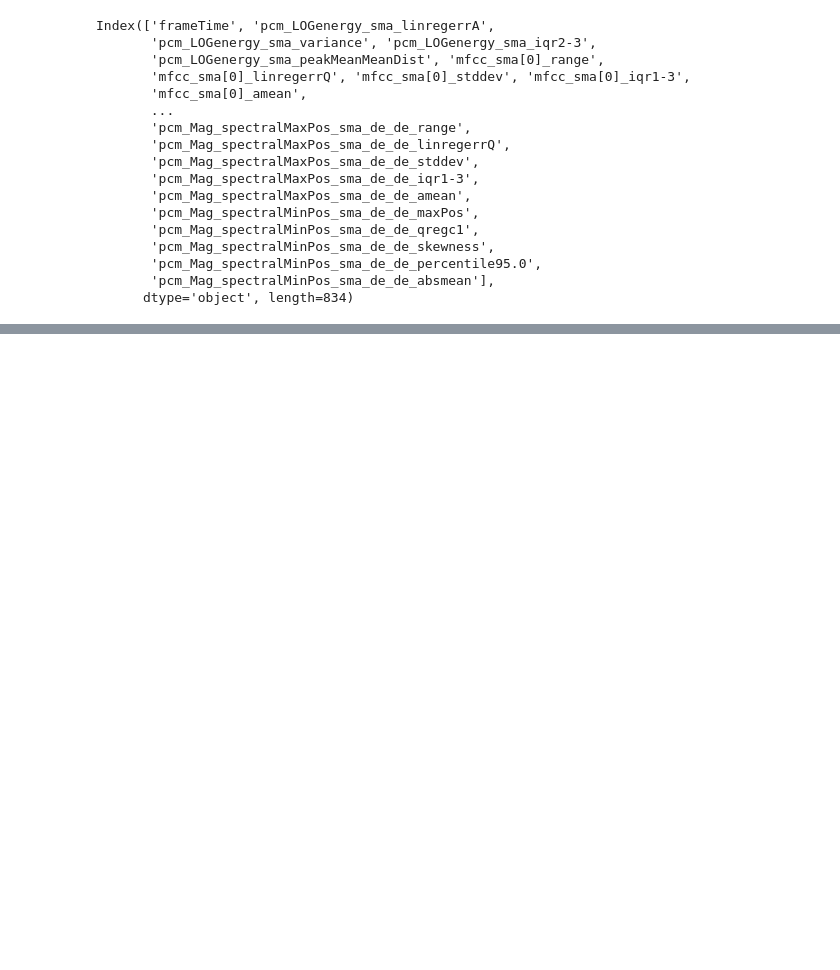
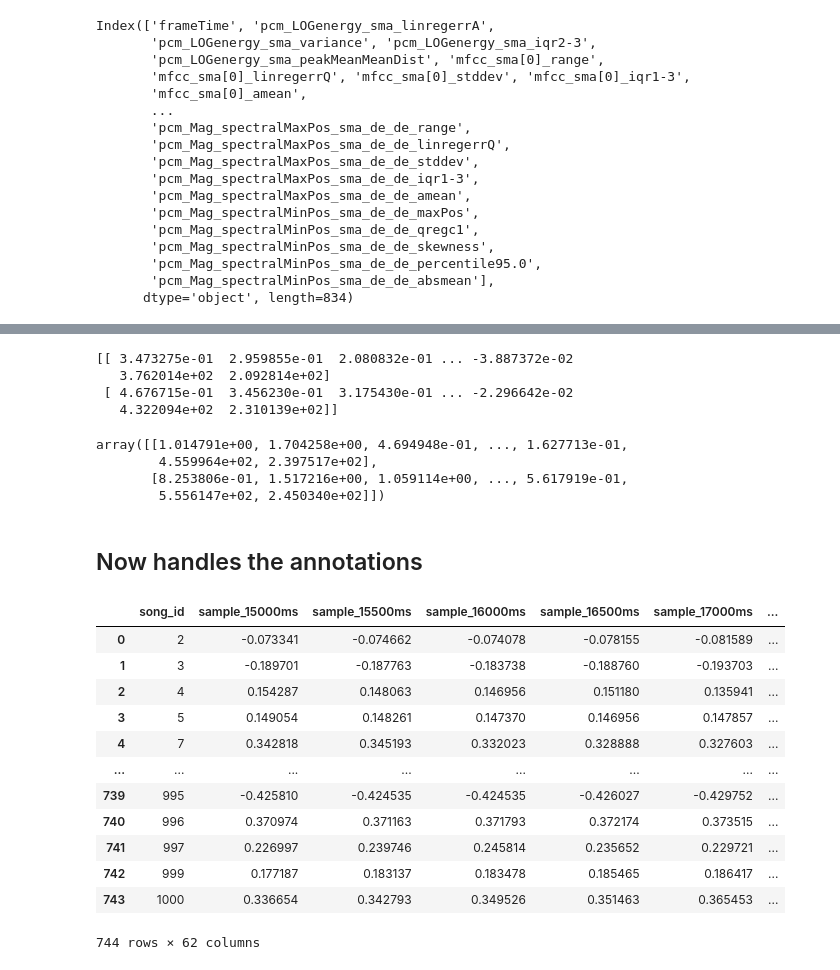
Before and after one commit to yubinhu/ResonantFrequency, a Jupyter notebook: Processing.ipynb, the cells around one changed output, grey strips where cells are left out. Drawn from its saved outputs; the diff is of its cells as text; code cells hidden in the pictures; blank space fills up the shorter version.

Commit message:
start reading annotations

```diff
--- a/Processing.ipynb
+++ b/Processing.ipynb
@@ -134,0 +103,57 @@ read
+# %%
+def getVectors(feature):
+    X1 = np.array([])
+    for i in range(30):
+        temp = np.array(feature.values.tolist()[i][1:])
+        X1 = np.concatenate((X1, temp), axis=0)
+
+
+    X2 = np.array([])
+    for i in range(30,60):
+        temp = np.array(feature.values.tolist()[i][1:])
+        X2 = np.concatenate((X2, temp), axis=0)
+
+    Xf = np.vstack((X1,X2))
+    return Xf
+print(getVectors(feature))
+# %% [output]
+[[ 3.473275e-01  2.959855e-01  2.080832e-01 ... -3.887372e-02
+   3.762014e+02  2.092814e+02]
+ [ 4.676715e-01  3.456230e-01  3.175430e-01 ... -2.296642e-02
+   4.322094e+02  2.310139e+02]]
+# %%
+# Now functionalize this whole process
+
+def read(si):
+    filename = str(si)+".csv"
+    feature = pandas.read_csv(features_path+filename, header=0, sep=';')
+    sample(feature)
+    feature.drop(index=feature.index[:30], axis=0, inplace=True)
+    return getVectors(feature)
+
+read(3)
+# %% [output]
+array([[1.014791e+00, 1.704258e+00, 4.694948e-01, ..., 1.627713e-01,
+        4.559964e+02, 2.397517e+02],
+       [8.253806e-01, 1.517216e+00, 1.059114e+00, ..., 5.617919e-01,
+        5.556147e+02, 2.450340e+02]])
+# %% [markdown]
+## Now handles the annotations
+# %%
+valence = pandas.read_csv(annotation_path+"valence_cont_average.csv", header=0, sep=',')
+# %%
+valence
+# %% [output]
+|  | song_id | sample_15000ms | sample_15500ms | sample_16000ms | sample_16500ms | sample_17000ms | ... |
+| 0 | 2 | -0.073341 | -0.074662 | -0.074078 | -0.078155 | -0.081589 | ... |
+| 1 | 3 | -0.189701 | -0.187763 | -0.183738 | -0.188760 | -0.193703 | ... |
+| 2 | 4 | 0.154287 | 0.148063 | 0.146956 | 0.151180 | 0.135941 | ... |
+| 3 | 5 | 0.149054 | 0.148261 | 0.147370 | 0.146956 | 0.147857 | ... |
+| 4 | 7 | 0.342818 | 0.345193 | 0.332023 | 0.328888 | 0.327603 | ... |
+| ... | ... | ... | ... | ... | ... | ... | ... |
+| 739 | 995 | -0.425810 | -0.424535 | -0.424535 | -0.426027 | -0.429752 | ... |
+| 740 | 996 | 0.370974 | 0.371163 | 0.371793 | 0.372174 | 0.373515 | ... |
+| 741 | 997 | 0.226997 | 0.239746 | 0.245814 | 0.235652 | 0.229721 | ... |
+| 742 | 999 | 0.177187 | 0.183137 | 0.183478 | 0.185465 | 0.186417 | ... |
+| 743 | 1000 | 0.336654 | 0.342793 | 0.349526 | 0.351463 | 0.365453 | ... |
+744 rows × 62 columns
```
Also changed, not shown: parts of 9 cells of this notebook, 2 other files.
